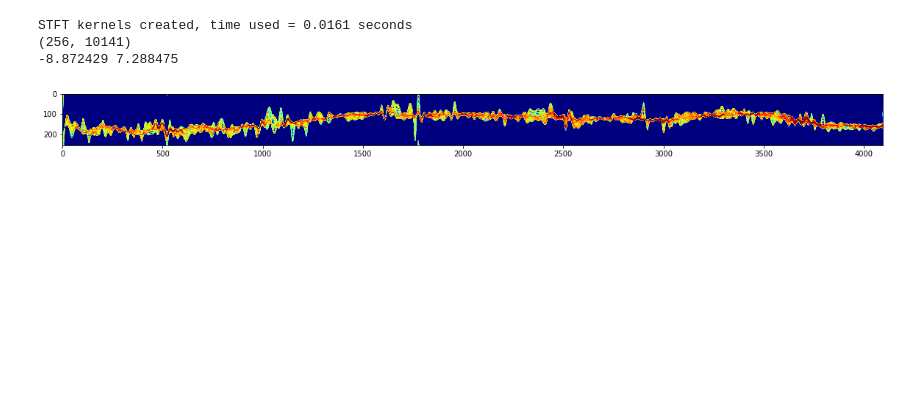
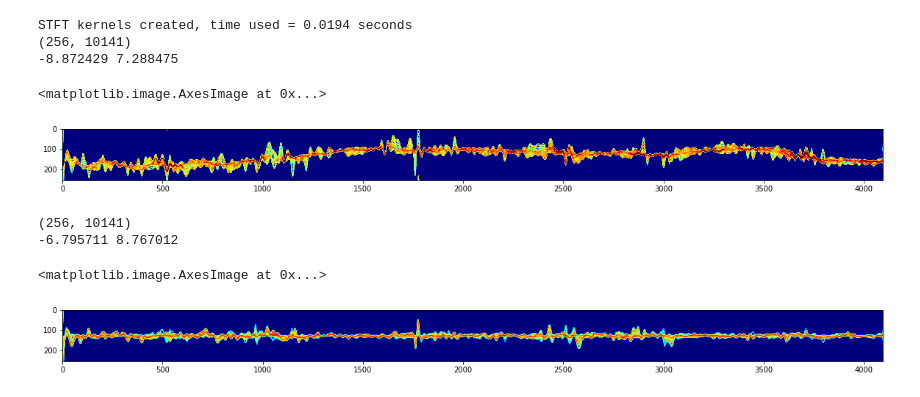
Before and after one commit to itskalvik/skeleton-action-recognition, a Jupyter notebook: virtual_radar_example.ipynb, the cells around one changed output. Cells and saved outputs as stored; diff of their text form; code cells hidden in the pictures; blank space fills up the shorter version.

```diff
--- a/virtual_radar_example.ipynb
+++ b/virtual_radar_example.ipynb
@@ -39,18 +86,29 @@ data = data.transpose(2, 0, 1)
 data = np.expand_dims(data, axis=[0, -1])
 data = torch.Tensor(data)
 # %%
-# geenrate spectrogram
+# generate spectrogram
 virtual_radar = VirtualRadar(edges=edges, wavelength=9e-4, device='cpu')
 spectrogram = virtual_radar(data).data.numpy()[0]
 print(spectrogram.shape)
 spectrogram = resize(spectrogram, (256, 4096))
 print(spectrogram.min(), spectrogram.max())
+plt.imshow(spectrogram, clim=[0, 4])
 # %% [output]
-STFT kernels created, time used = 0.0161 seconds
+STFT kernels created, time used = 0.0194 seconds
 (256, 10141)
 -8.872429 7.288475
+<matplotlib.image.AxesImage at 0x...>
+[figure, added]
-# %%
-plt.imshow(spectrogram, clim=[0, 4])
-plt.savefig('spectrogram', dpi=500, bbox_inches='tight')
-# %% [output]
-[figure, removed]
+# %%
+# generate spectrogram for data with skeleton centered at origin for all frames
+data_spine_center = data - data[:, :, :, 0:1, :]
+spectrogram = virtual_radar(data_spine_center).data.numpy()[0]
+print(spectrogram.shape)
+spectrogram = resize(spectrogram, (256, 4096))
+print(spectrogram.min(), spectrogram.max())
+plt.imshow(spectrogram, clim=[0, 8])
+# %% [output]
+(256, 10141)
+-6.795711 8.767012
+<matplotlib.image.AxesImage at 0x...>
+[figure, added]
```
Also changed, not shown: parts of 5 cells of this notebook.
